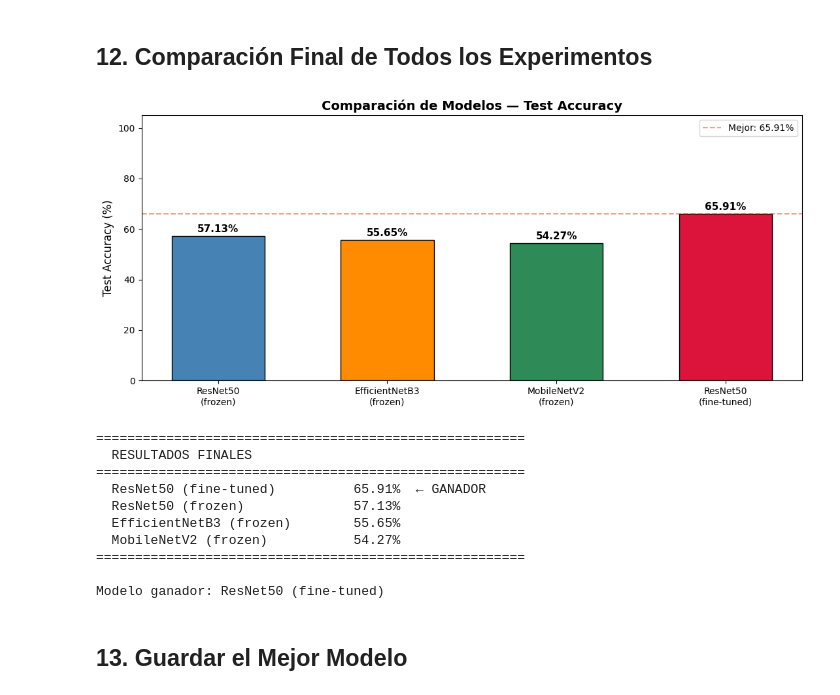
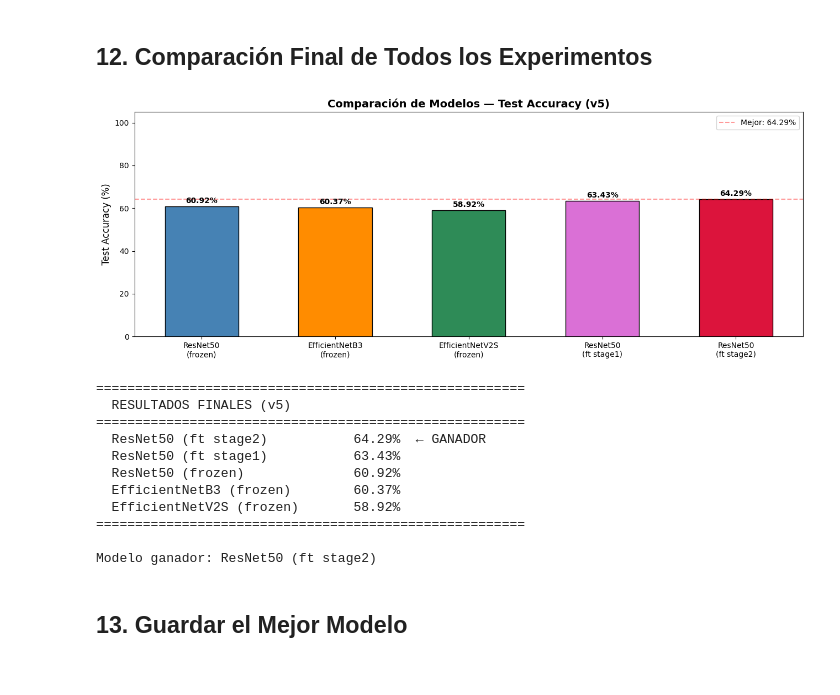
Before and after one commit to marlon-alvarez/clasificador_edificios, a Jupyter notebook: model/train_model.ipynb, the cells around one changed output. Cells and saved outputs as stored; diff of their text form; code cells hidden in the pictures.

```diff
--- a/model/train_model.ipynb
+++ b/model/train_model.ipynb
@@ -701,9 +788,9 @@ EfficientNetB3 (frozen) — Test accuracy: 55.65%
 # %%
-model_mobilenet, hist_mobilenet, acc_mobilenet, rid_mobilenet = run_experiment(
-    run_name     = "MobileNetV2_frozen",
-    backbone_name= "MobileNetV2",
+model_effnetv2s, hist_effnetv2s, acc_effnetv2s, rid_effnetv2s = run_experiment(
+    run_name     = "EfficientNetV2S_frozen",
+    backbone_name= "EfficientNetV2S",
     epochs       = INITIAL_EPOCHS,
     lr           = INITIAL_LR,
 )
-print(f"MobileNetV2 (frozen) — Test accuracy: {acc_mobilenet*100:.2f}%")
+print(f"EfficientNetV2S (frozen) — Test accuracy: {acc_effnetv2s*100:.2f}%")
 # %% [output]
@@ -751,9 +838,9 @@ MobileNetV2 (frozen) — Test accuracy: 54.27%
 ## 10. Comparación Baselines → Selección para Fine-tuning
 # %%
 baseline_results = {
-    "ResNet50":      (acc_resnet,    model_resnet),
-    "EfficientNetB3":(acc_effnet,    model_effnet),
-    "MobileNetV2":   (acc_mobilenet, model_mobilenet),
+    "ResNet50":        (acc_resnet,     model_resnet),
+    "EfficientNetB3":  (acc_effnet,     model_effnet),
+    "EfficientNetV2S": (acc_effnetv2s,  model_effnetv2s),
 }
 
 print("\n" + "="*55)
@@ -769,7 +856,7 @@ best_acc_base = baseline_results[best_backbone][0]
 best_model    = baseline_results[best_backbone][1]
 
 print(f"\n  Mejor baseline : {best_backbone} ({best_acc_base*100:.2f}%)")
-print(f"  → Procedemos con fine-tuning de {best_backbone}")
+print(f"  → Procedemos con fine-tuning progresivo de {best_backbone}")
 # %% [output]
 =======================================================
   COMPARACIÓN BASELINES (backbone congelado)
@@ -841,67 +972,70 @@ ResNet50 (fine-tuned) — Test accuracy: 65.91%
 ## 12. Comparación Final de Todos los Experimentos
 # %%
 all_results = {
-    "ResNet50\n(frozen)":           acc_resnet,
-    "EfficientNetB3\n(frozen)":     acc_effnet,
-    "MobileNetV2\n(frozen)":        acc_mobilenet,
-    f"{best_backbone}\n(fine-tuned)": acc_ft,
+    "ResNet50\n(frozen)":            acc_resnet,
+    "EfficientNetB3\n(frozen)":      acc_effnet,
+    "EfficientNetV2S\n(frozen)":     acc_effnetv2s,
+    f"{best_backbone}\n(ft stage1)": acc_ft1,
+    f"{best_backbone}\n(ft stage2)": acc_ft2,
 }
 all_models = {
-    "ResNet50\n(frozen)":           model_resnet,
-    "EfficientNetB3\n(frozen)":     model_effnet,
-    "MobileNetV2\n(frozen)":        model_mobilenet,
-    f"{best_backbone}\n(fine-tuned)": model_ft,
+    "ResNet50\n(frozen)":            model_resnet,
+    "EfficientNetB3\n(frozen)":      model_effnet,
+    "EfficientNetV2S\n(frozen)":     model_effnetv2s,
+    f"{best_backbone}\n(ft stage1)": model_ft1,
+    f"{best_backbone}\n(ft stage2)": model_ft2,
 }
 
 names = list(all_results.keys())
 accs  = [v * 100 for v in all_results.values()]
-colors= ['steelblue', 'darkorange', 'seagreen', 'crimson']
+colors= ['steelblue', 'darkorange', 'seagreen', 'orchid', 'crimson']
 
-fig, ax = plt.subplots(figsize=(11, 5))
+fig, ax = plt.subplots(figsize=(13, 5))
 bars = ax.bar(names, accs, color=colors, edgecolor='black', width=0.55)
 ax.set_ylim(0, 105)
 ax.set_ylabel("Test Accuracy (%)", fontsize=12)
-ax.set_title("Comparación de Modelos — Test Accuracy", fontsize=14, fontweight='bold')
+ax.set_title("Comparación de Modelos — Test Accuracy (v5)", fontsize=14, fontweight='bold')
 ax.axhline(y=max(accs), color='red', linestyle='--', alpha=0.4, label=f'Mejor: {max(accs):.2f}%')
 ax.legend()
 for bar, acc in zip(bars, accs):
     ax.text(bar.get_x() + bar.get_width()/2, bar.get_height() + 0.8,
-            f"{acc:.2f}%", ha='center', va='bottom', fontweight='bold', fontsize=11)
+            f"{acc:.2f}%", ha='center', va='bottom', fontweight='bold', fontsize=10)
 plt.tight_layout()
 comparison_path = "/tmp/model_comparison.png"
 plt.savefig(comparison_path, dpi=150, bbox_inches='tight')
 plt.show()
 
 # Log del gráfico de comparación en MLflow
-with mlflow.start_run(run_name="summary_comparison"):
+with mlflow.start_run(run_name="summary_comparison_v5"):
     for name, acc in zip(names, accs):
         mlflow.log_metric(name.replace("\n", "_").replace(" ", "_").replace("(", "").replace(")", ""),
                           acc / 100)
     mlflow.log_artifact(comparison_path, "plots")
 
 print("\n" + "="*55)
-print("  RESULTADOS FINALES")
+print("  RESULTADOS FINALES (v5)")
 print("="*55)
 for name, acc in sorted(zip(names, accs), key=lambda x: -x[1]):
     marker = "  ← GANADOR" if acc == max(accs) else ""
     print(f"  {name.replace(chr(10), ' '):<30} {acc:5.2f}%{marker}")
 print("="*55)
 
 winner_name = names[np.argmax(accs)]
 winner_model = all_models[winner_name]
 print(f"\nModelo ganador: {winner_name.replace(chr(10), ' ')}")
 # %% [output]
-[figure, old version]
+[figure, new version]
 =======================================================
-  RESULTADOS FINALES
+  RESULTADOS FINALES (v5)
 =======================================================
-  ResNet50 (fine-tuned)          65.91%  ← GANADOR
-  ResNet50 (frozen)              57.13%
-  EfficientNetB3 (frozen)        55.65%
-  MobileNetV2 (frozen)           54.27%
+  ResNet50 (ft stage2)           64.29%  ← GANADOR
+  ResNet50 (ft stage1)           63.43%
+  ResNet50 (frozen)              60.92%
+  EfficientNetB3 (frozen)        60.37%
+  EfficientNetV2S (frozen)       58.92%
 =======================================================
 
-Modelo ganador: ResNet50 (fine-tuned)
+Modelo ganador: ResNet50 (ft stage2)
 # %% [markdown]
 ## 13. Guardar el Mejor Modelo
 # %%
```
Also changed, not shown: parts of 15 cells of this notebook.
